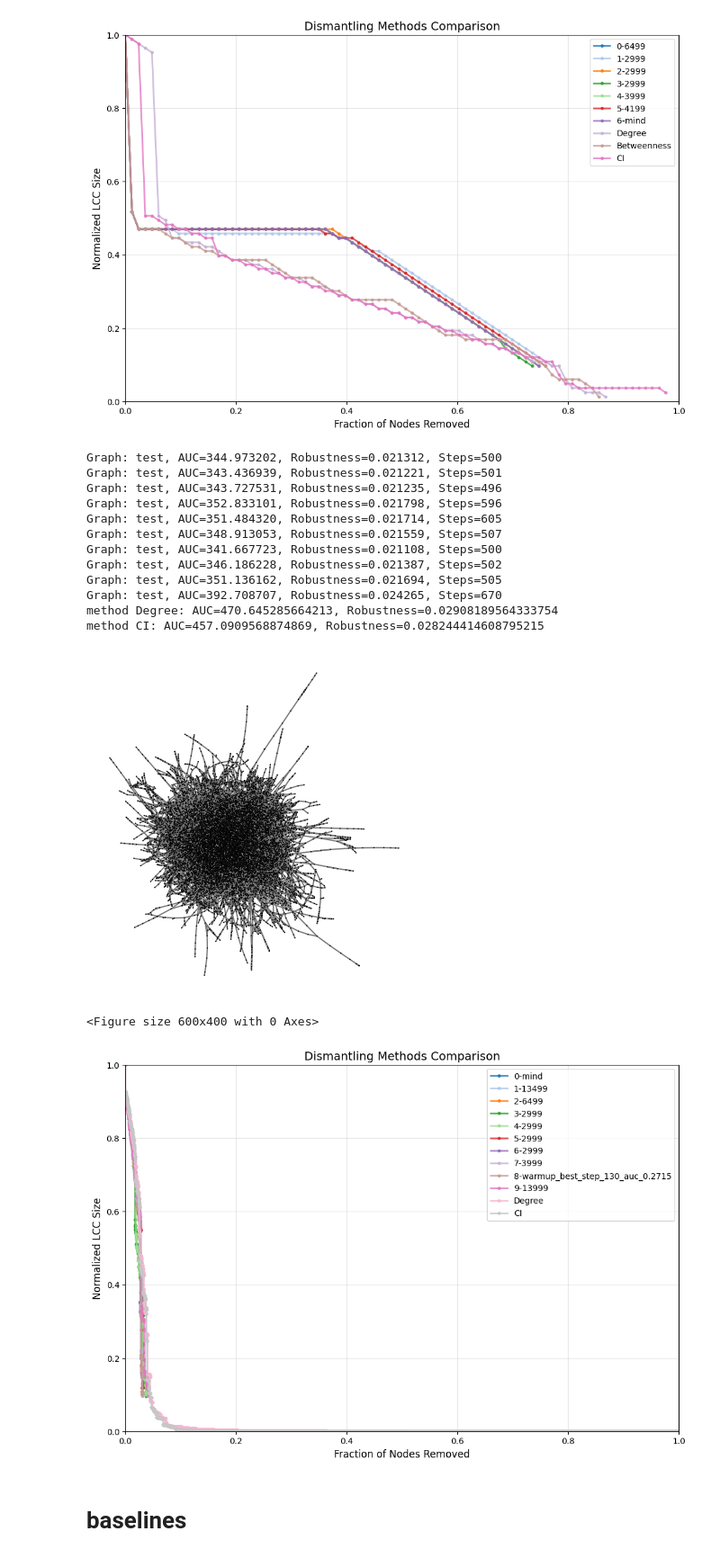
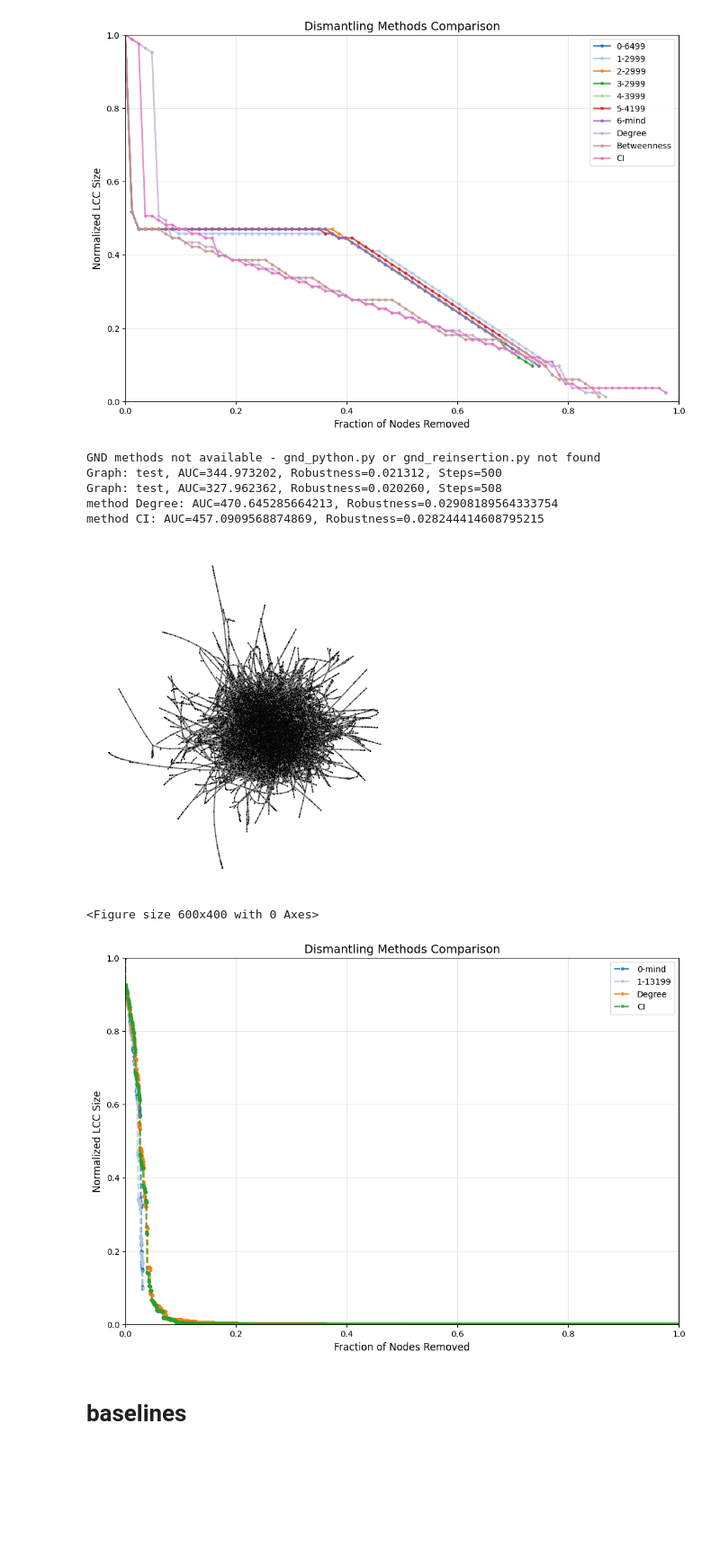
Before and after one commit to Rich-Chaw/MIND-ND, a Jupyter notebook: baseline.ipynb, the cells around one changed output. Shown at 90% size. Cells and saved outputs as stored; diff of their text form; code cells hidden in the pictures; blank space fills up the shorter version.

```diff
--- a/baseline.ipynb
+++ b/baseline.ipynb
@@ -265,55 +267,49 @@ compare_mind_ckpts = [
                     'saved/mind.ckpt',
                     # 'saved/finetune_20251216_003004/7999.ckpt',
                     # 'saved/finetune_20251216_140104/2999.ckpt',
                     # 'saved/finetune_20251216_180547/9999.ckpt',
                     # 'saved/finetune_20251216_180547/7999.ckpt',
                     # 'saved/finetune_20251217_145647/5999.ckpt',
-                    'saved/finetune_20251218_185945/13499.ckpt', #100-200,RGG
-                    'saved/finetune_20251222_000136/6499.ckpt',  #100-200,SBM
-                    'saved/finetune_20251222_210303/2999.ckpt',  #100-200,SBM,spectral
-                    'saved/finetune_20251223_141913/2999.ckpt',   #100-200,SBM,betweenness
-                    'saved/finetune_20251229_155032/2999.ckpt',  #100-200,SBM,betweenness,prior
-                    'saved/finetune_20251230_001358/2999.ckpt', #100-200,SBM,betweenness,prior
-                    'saved/finetune_20251230_212246/3999.ckpt', #100-200,SBM,betweenness,prior
-                    "saved/finetune_20251231_163953/warmup/warmup_best_step_130_auc_0.2715.ckpt",
-                    "saved/finetune_20251231_172949/13999.ckpt",
-                    "saved/finetune_20260101_131746/6199.ckpt",
+                    # 'saved/finetune_20251218_185945/13499.ckpt', #100-200,RGG
+                    # 'saved/finetune_20251222_000136/6499.ckpt',  #100-200,SBM
+                    # 'saved/finetune_20251222_210303/2999.ckpt',  #100-200,SBM,spectral
+                    # 'saved/finetune_20251223_141913/2999.ckpt',   #100-200,SBM,betweenness
+                    # 'saved/finetune_20251229_155032/2999.ckpt',  #100-200,SBM,betweenness,prior
+                    # 'saved/finetune_20251230_001358/2999.ckpt', #100-200,SBM,betweenness,prior
+                    # 'saved/finetune_20251230_212246/3999.ckpt', #100-200,SBM,betweenness,prior
+                    # "saved/finetune_20251231_163953/warmup/warmup_best_step_130_auc_0.2715.ckpt",
+                    # "saved/finetune_20251231_172949/13999.ckpt",
+                    # "saved/finetune_20260101_131746/6199.ckpt",
+                    "saved/finetune_prior_20260110_214344/13199.ckpt"
                     ]
 
 for idx, ckpt_pth in enumerate(compare_mind_ckpts):
     _, _, test_removals  = dismantling(g,'MIND',step_ratio=0.0,ckpt_pth=ckpt_pth)
     method_name = str(idx)+ '-' + os.path.basename(ckpt_pth).replace('.ckpt', '')
     all_results[method_name] = test_removals
 
 from baseline import baseline_dismantling,METHODS
 methods = {
     # "Spectral":METHODS['Spectral'],
     "Degree":METHODS['Degree'],
     # "Betweenness":METHODS['Betweenness'],
     "CI": METHODS['CI'],
     # 'FINDER':METHODS['FINDER']
 }
 baseline_results = baseline_dismantling(g,methods,visualize=False)
 all_results.update(baseline_results)
 
 from visualize_dismantling import visualize_multiple_curve
 visualize_multiple_curve(g,all_results)
 # %% [output]
+GND methods not available - gnd_python.py or gnd_reinsertion.py not found
 Graph: test, AUC=344.973202, Robustness=0.021312, Steps=500
-Graph: test, AUC=343.436939, Robustness=0.021221, Steps=501
-Graph: test, AUC=343.727531, Robustness=0.021235, Steps=496
-Graph: test, AUC=352.833101, Robustness=0.021798, Steps=596
-Graph: test, AUC=351.484320, Robustness=0.021714, Steps=605
-Graph: test, AUC=348.913053, Robustness=0.021559, Steps=507
-Graph: test, AUC=341.667723, Robustness=0.021108, Steps=500
-Graph: test, AUC=346.186228, Robustness=0.021387, Steps=502
-Graph: test, AUC=351.136162, Robustness=0.021694, Steps=505
-Graph: test, AUC=392.708707, Robustness=0.024265, Steps=670
+Graph: test, AUC=327.962362, Robustness=0.020260, Steps=508
 method Degree: AUC=470.645285664213, Robustness=0.02908189564333754
 method CI: AUC=457.0909568874869, Robustness=0.028244414608795215
-[figure, old version]
+[figure, new version]
 <Figure size 600x400 with 0 Axes>
-[figure, old version]
+[figure, new version]
 # %% [markdown]
 # baselines
 # %%
```
Also changed, not shown: parts of 4 cells of this notebook, 11 other files.
